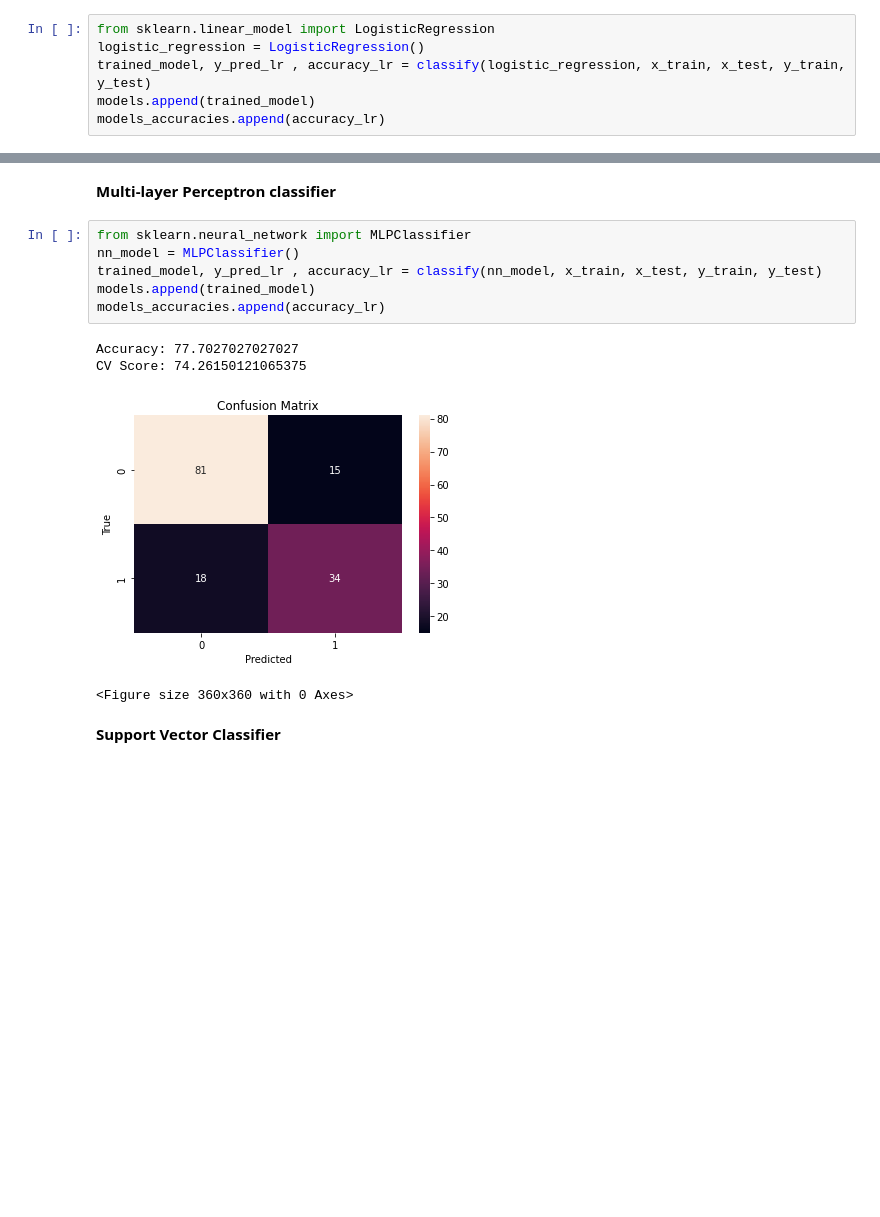
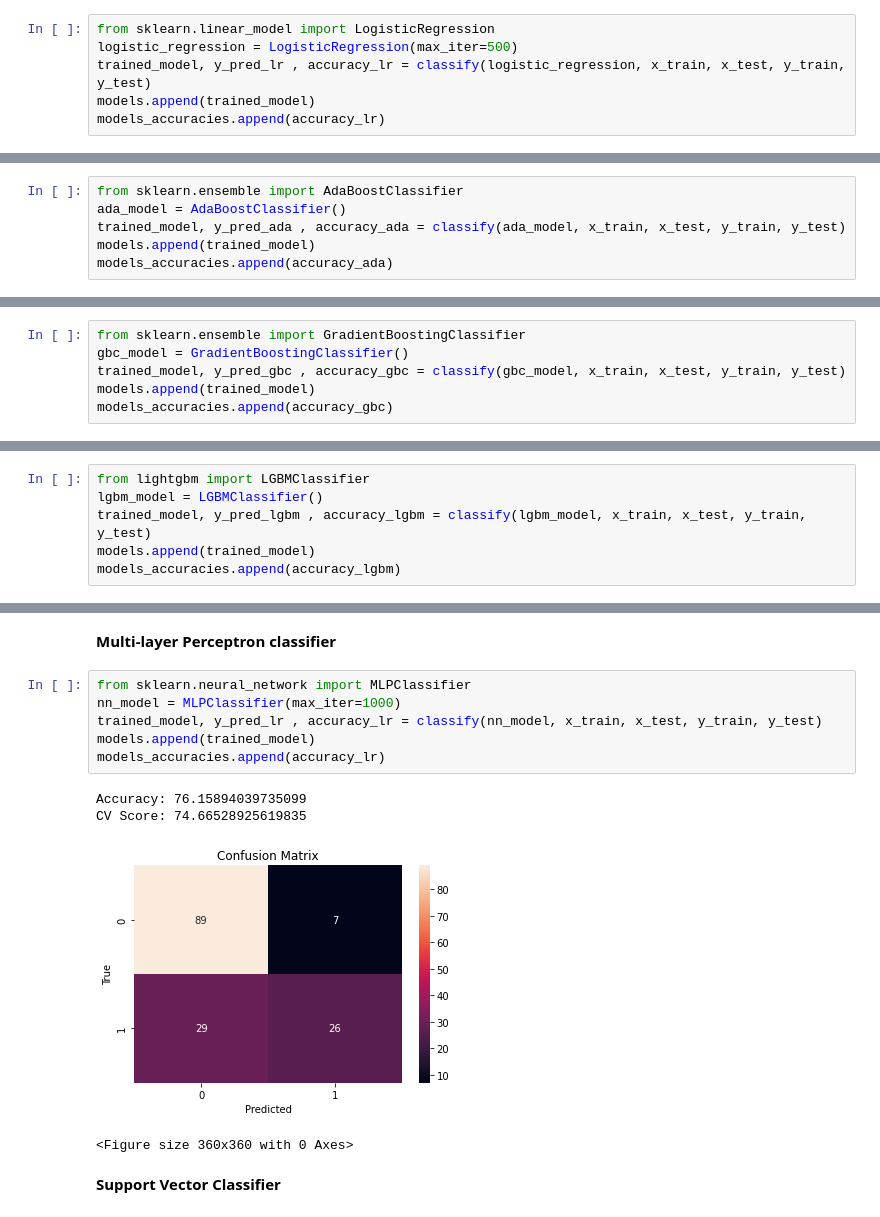
Before and after one commit to arielya10/Wine-Ranking-Prediction, a Jupyter notebook: Wine Ranking Prediction.ipynb, the cells around one changed output, grey strips where cells are left out. Cells and saved outputs as stored; diff of their text form; blank space fills up the shorter version.

```diff
--- a/Wine Ranking Prediction.ipynb
+++ b/Wine Ranking Prediction.ipynb
@@ -486,7 +504,7 @@ models_accuracies = []
 **Logistic Regression**
 # %%
 from sklearn.linear_model import LogisticRegression
-logistic_regression = LogisticRegression()
+logistic_regression = LogisticRegression(max_iter=500)
 trained_model, y_pred_lr , accuracy_lr = classify(logistic_regression, x_train, x_test, y_train, y_test)
 models.append(trained_model)
 models_accuracies.append(accuracy_lr)
@@ -536,0 +557,6 @@ CV Score: 75.6217063096425
+# %%
+from sklearn.ensemble import AdaBoostClassifier
+ada_model = AdaBoostClassifier()
+trained_model, y_pred_ada , accuracy_ada = classify(ada_model, x_train, x_test, y_train, y_test)
+models.append(trained_model)
+models_accuracies.append(accuracy_ada)
@@ -536,0 +570,6 @@ CV Score: 75.6217063096425
+# %%
+from sklearn.ensemble import GradientBoostingClassifier
+gbc_model = GradientBoostingClassifier()
+trained_model, y_pred_gbc , accuracy_gbc = classify(gbc_model, x_train, x_test, y_train, y_test)
+models.append(trained_model)
+models_accuracies.append(accuracy_gbc)
@@ -536,0 +583,6 @@ CV Score: 75.6217063096425
+# %%
+from lightgbm import LGBMClassifier
+lgbm_model = LGBMClassifier()
+trained_model, y_pred_lgbm , accuracy_lgbm = classify(lgbm_model, x_train, x_test, y_train, y_test)
+models.append(trained_model)
+models_accuracies.append(accuracy_lgbm)
@@ -538,14 +595,14 @@ CV Score: 75.6217063096425
 **Multi-layer Perceptron classifier**
 # %%
 from sklearn.neural_network import MLPClassifier
-nn_model = MLPClassifier()
+nn_model = MLPClassifier(max_iter=1000)
 trained_model, y_pred_lr , accuracy_lr = classify(nn_model, x_train, x_test, y_train, y_test)
 models.append(trained_model)
 models_accuracies.append(accuracy_lr)
 # %% [output]
-Accuracy: 77.7027027027027
-CV Score: 74.26150121065375
+Accuracy: 76.15894039735099
+CV Score: 74.66528925619835
-[figure, old version]
+[figure, new version]
 <Figure size 360x360 with 0 Axes>
 # %% [markdown]
 **Support Vector Classifier**
```
Also changed, not shown: parts of 62 cells of this notebook, 1 other file.
